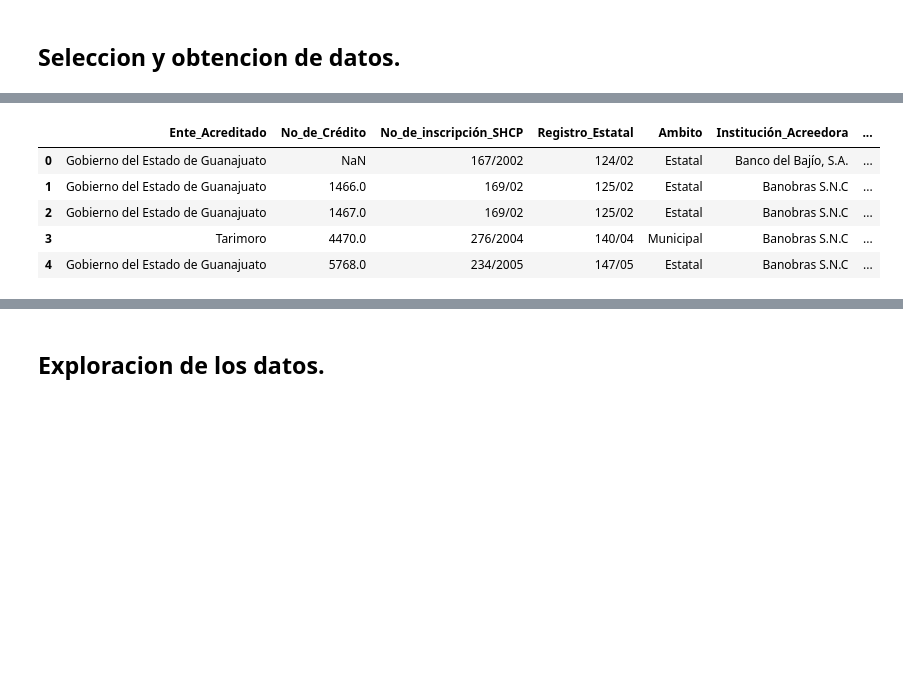
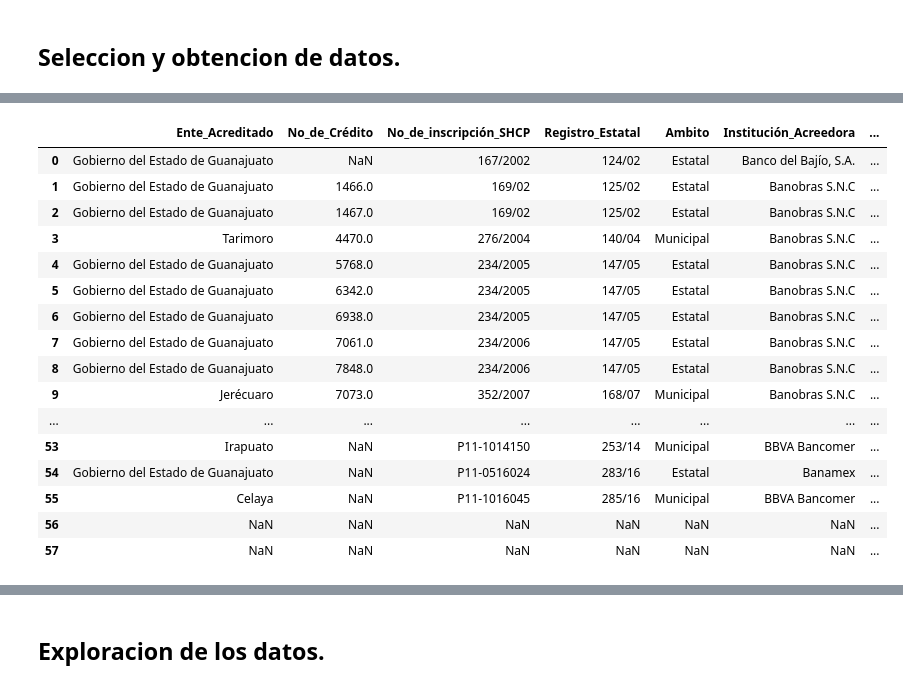
Before and after one commit to Edgar-La/hacking-civico, a Jupyter notebook: proyecto/proyecto-hacking-civico.ipynb, the cells around one changed output, grey strips where cells are left out. Saved outputs shown, nothing was run; the diff lists cells and outputs as text; code cells hidden in the pictures; blank space fills up the shorter version.

```diff
--- a/proyecto/proyecto-hacking-civico.ipynb
+++ b/proyecto/proyecto-hacking-civico.ipynb
@@ -40,18 +61,33 @@ Datos = pd.read_csv(nombre_archivo, encoding = 'latin-1')
 # %%
 # Limpieza del nombre de las columnas, remover espacios y carácteres especiales como: '.' y '$'.
 Datos.columns = Datos.columns.str.replace(' ', '_')
 Datos.columns = Datos.columns.str.replace('.', '')
 for t in Datos.Monto_original_contratado_en_pesos:
     Datos.Monto_original_contratado_en_pesos = Datos.Monto_original_contratado_en_pesos.str.replace('$', '')
 for t in Datos.Monto_dispuesto_en_pesos:
     Datos.Monto_dispuesto_en_pesos = Datos.Monto_dispuesto_en_pesos.str.replace('$', '')
 for t in Datos.Saldo_en_pesos	:
     Datos.Saldo_en_pesos	 = Datos.Saldo_en_pesos	.str.replace('$', '')
-Datos.head()    #Muestra cabecera
+
+
+for t in Datos.Monto_original_contratado_en_pesos:
+    Datos.Monto_original_contratado_en_pesos = Datos.Monto_original_contratado_en_pesos.str.replace(',', '')
+Datos   #Muestra cabecera
 # %% [output]
 |  | Ente_Acreditado | No_de_Crédito | No_de_inscripción_SHCP | Registro_Estatal | Ambito | Institución_Acreedora | ... |
 | 0 | Gobierno del Estado de Guanajuato | NaN | 167/2002 | 124/02 | Estatal | Banco del Bajío, S.A. | ... |
 | 1 | Gobierno del Estado de Guanajuato | 1466.0 | 169/02 | 125/02 | Estatal | Banobras S.N.C | ... |
 | 2 | Gobierno del Estado de Guanajuato | 1467.0 | 169/02 | 125/02 | Estatal | Banobras S.N.C | ... |
 | 3 | Tarimoro | 4470.0 | 276/2004 | 140/04 | Municipal | Banobras S.N.C | ... |
 | 4 | Gobierno del Estado de Guanajuato | 5768.0 | 234/2005 | 147/05 | Estatal | Banobras S.N.C | ... |
+| 5 | Gobierno del Estado de Guanajuato | 6342.0 | 234/2005 | 147/05 | Estatal | Banobras S.N.C | ... |
+| 6 | Gobierno del Estado de Guanajuato | 6938.0 | 234/2005 | 147/05 | Estatal | Banobras S.N.C | ... |
+| 7 | Gobierno del Estado de Guanajuato | 7061.0 | 234/2006 | 147/05 | Estatal | Banobras S.N.C | ... |
+| 8 | Gobierno del Estado de Guanajuato | 7848.0 | 234/2006 | 147/05 | Estatal | Banobras S.N.C | ... |
+| 9 | Jerécuaro | 7073.0 | 352/2007 | 168/07 | Municipal | Banobras S.N.C | ... |
+| ... | ... | ... | ... | ... | ... | ... | ... |
+| 53 | Irapuato | NaN | P11-1014150 | 253/14 | Municipal | BBVA Bancomer | ... |
+| 54 | Gobierno del Estado de Guanajuato | NaN | P11-0516024 | 283/16 | Estatal | Banamex | ... |
+| 55 | Celaya | NaN | P11-1016045 | 285/16 | Municipal | BBVA Bancomer | ... |
+| 56 | NaN | NaN | NaN | NaN | NaN | NaN | ... |
+| 57 | NaN | NaN | NaN | NaN | NaN | NaN | ... |
```
Also changed, not shown: parts of 2 cells of this notebook.
